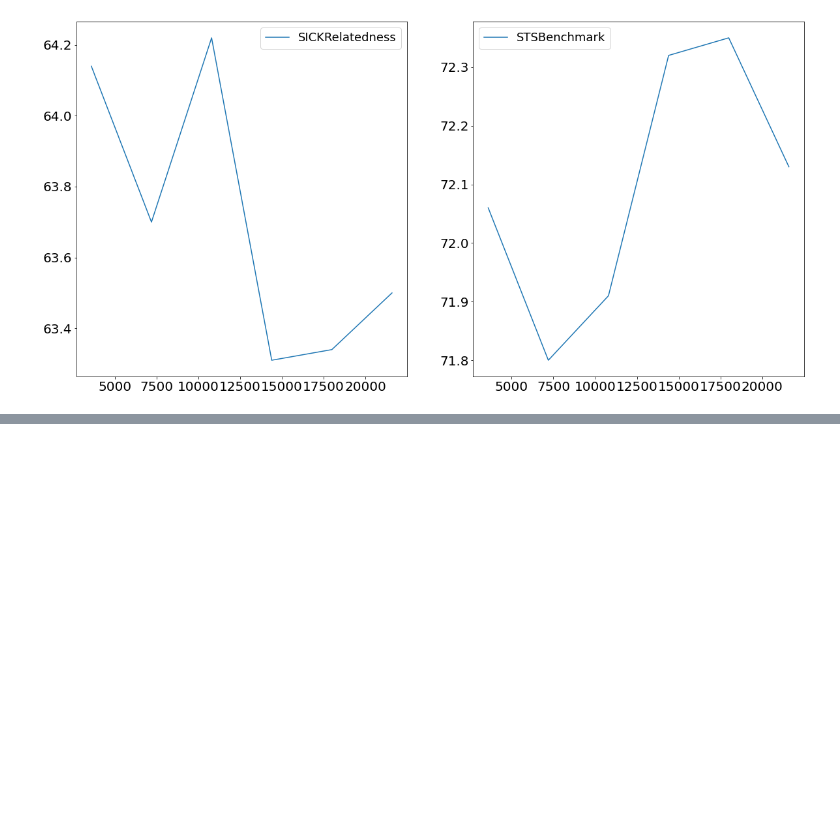
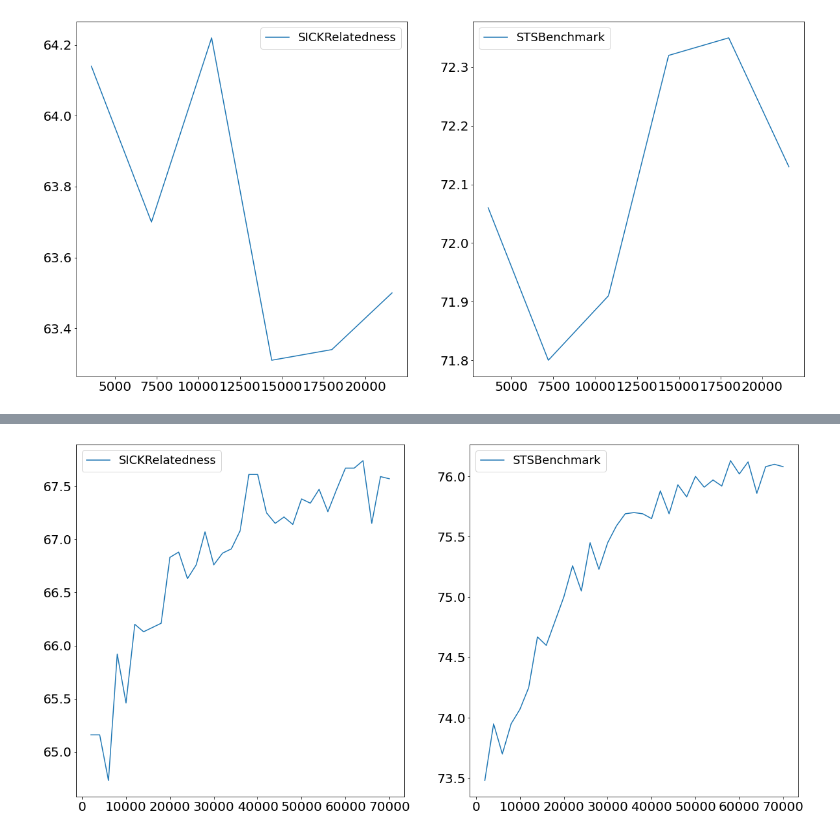
Before and after one commit to MaveriQ/barlowtwins, a Jupyter notebook: pl_model/senteval/result_plots.ipynb, the cells around one changed output, grey strips where cells are left out. Cells and saved outputs as stored; diff of their text form; code cells hidden in the pictures; blank space fills up the shorter version.

```diff
--- a/pl_model/senteval/result_plots.ipynb
+++ b/pl_model/senteval/result_plots.ipynb
@@ -169,0 +182,4 @@ process_data('bert_trainable3_bs32_lamcorr1.0_74mil_8192_2_run2.csv')
+# %%
+process_data('bert_trainable3_bs32_5mil_8192_2_1cycle_seq32.csv')
+# %% [output]
+[figure, added]
```
Also changed, not shown: parts of 25 cells of this notebook, 9 other files.
